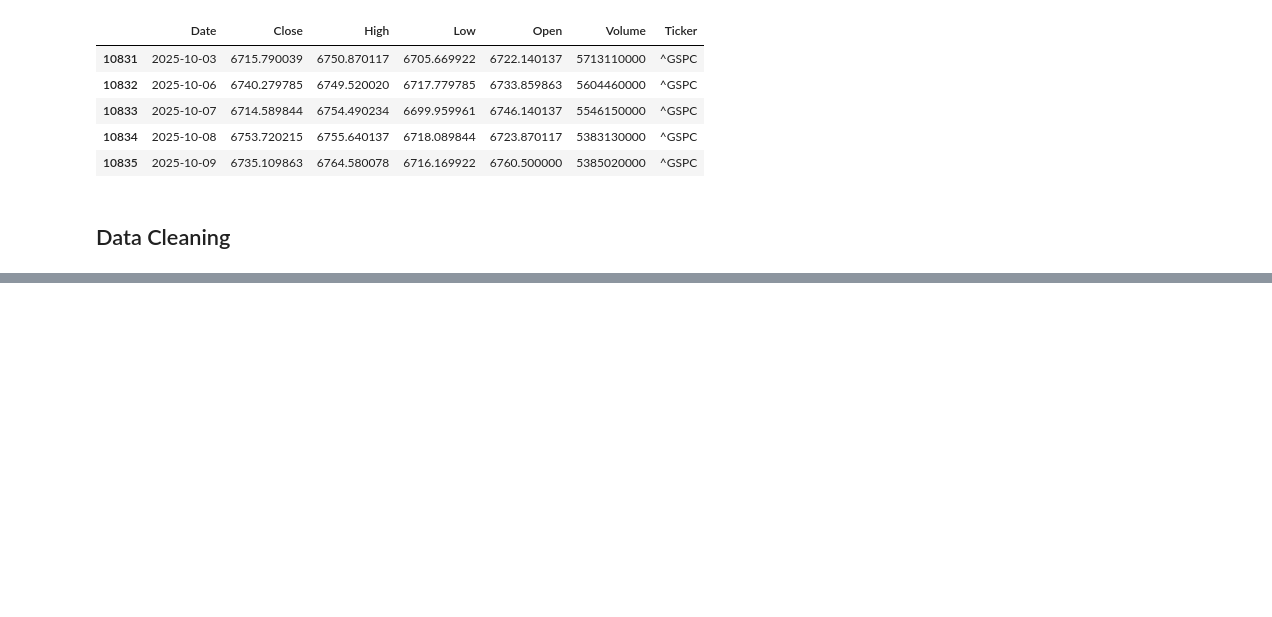
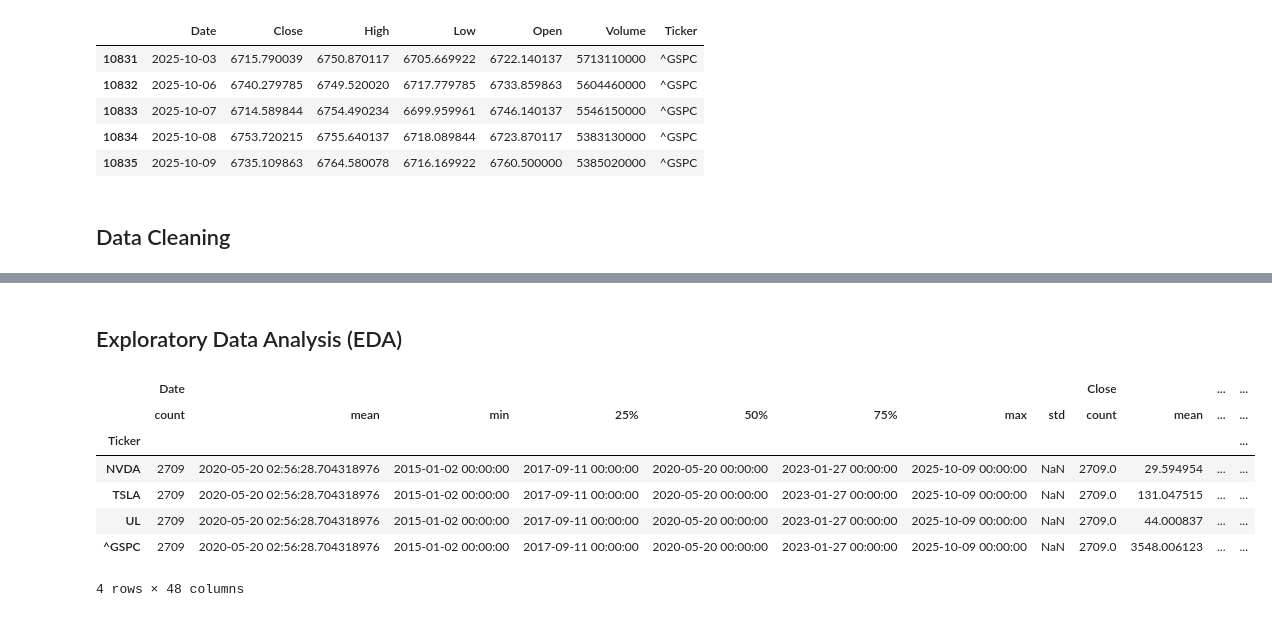
Before and after one commit to hjmoore67/AI-Coursework-Uni, a Jupyter notebook: uni-ai-coursework.ipynb, the cells around one changed output, grey strips where cells are left out. Cells and saved outputs as stored; diff of their text form; code cells hidden in the pictures; blank space fills up the shorter version.

```diff
--- a/uni-ai-coursework.ipynb
+++ b/uni-ai-coursework.ipynb
@@ -212,5 +216,7 @@ combined_df.tail()
 | 10833 | 2025-10-07 | 6714.589844 | 6754.490234 | 6699.959961 | 6746.140137 | 5546150000 | ^GSPC |
 | 10834 | 2025-10-08 | 6753.720215 | 6755.640137 | 6718.089844 | 6723.870117 | 5383130000 | ^GSPC |
 | 10835 | 2025-10-09 | 6735.109863 | 6764.580078 | 6716.169922 | 6760.500000 | 5385020000 | ^GSPC |
+# %%
+stock_prices = combined_df
 # %% [markdown]
 ## Data Cleaning
@@ -216,0 +234,13 @@ combined_df.tail()
+# %% [markdown]
+## Exploratory Data Analysis (EDA)
+# %%
+stock_prices.groupby("Ticker").describe()
+# %% [output]
+|  | Date |  |  |  |  |  |  |  | Close |  | ... | ... |
+|  | count | mean | min | 25% | 50% | 75% | max | std | count | mean | ... | ... |
+| Ticker |  |  |  |  |  |  |  |  |  |  |  | ... |
+| NVDA | 2709 | 2020-05-20 02:56:28.704318976 | 2015-01-02 00:00:00 | 2017-09-11 00:00:00 | 2020-05-20 00:00:00 | 2023-01-27 00:00:00 | 2025-10-09 00:00:00 | NaN | 2709.0 | 29.594954 | ... | ... |
+| TSLA | 2709 | 2020-05-20 02:56:28.704318976 | 2015-01-02 00:00:00 | 2017-09-11 00:00:00 | 2020-05-20 00:00:00 | 2023-01-27 00:00:00 | 2025-10-09 00:00:00 | NaN | 2709.0 | 131.047515 | ... | ... |
+| UL | 2709 | 2020-05-20 02:56:28.704318976 | 2015-01-02 00:00:00 | 2017-09-11 00:00:00 | 2020-05-20 00:00:00 | 2023-01-27 00:00:00 | 2025-10-09 00:00:00 | NaN | 2709.0 | 44.000837 | ... | ... |
+| ^GSPC | 2709 | 2020-05-20 02:56:28.704318976 | 2015-01-02 00:00:00 | 2017-09-11 00:00:00 | 2020-05-20 00:00:00 | 2023-01-27 00:00:00 | 2025-10-09 00:00:00 | NaN | 2709.0 | 3548.006123 | ... | ... |
+4 rows × 48 columns
```
Also changed, not shown: parts of 13 cells of this notebook.
